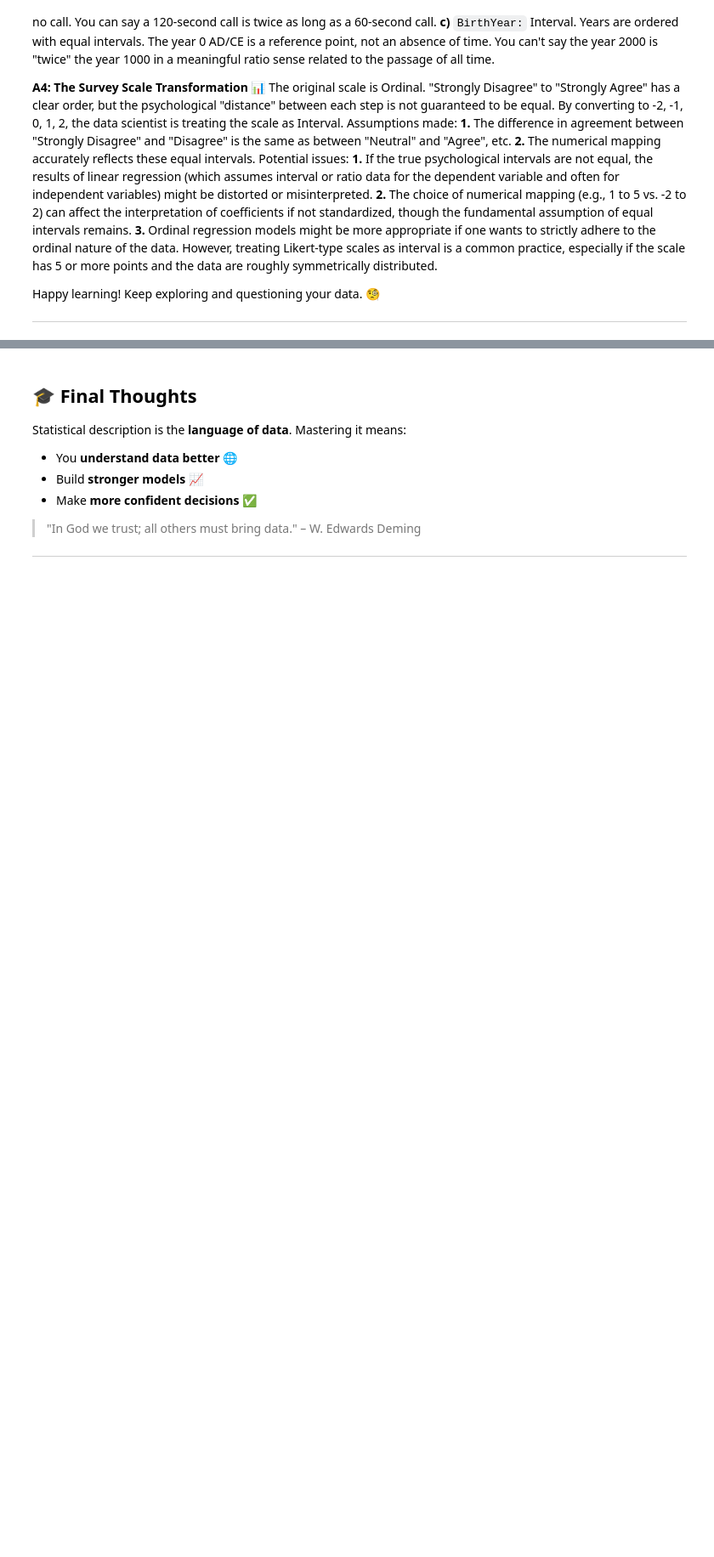
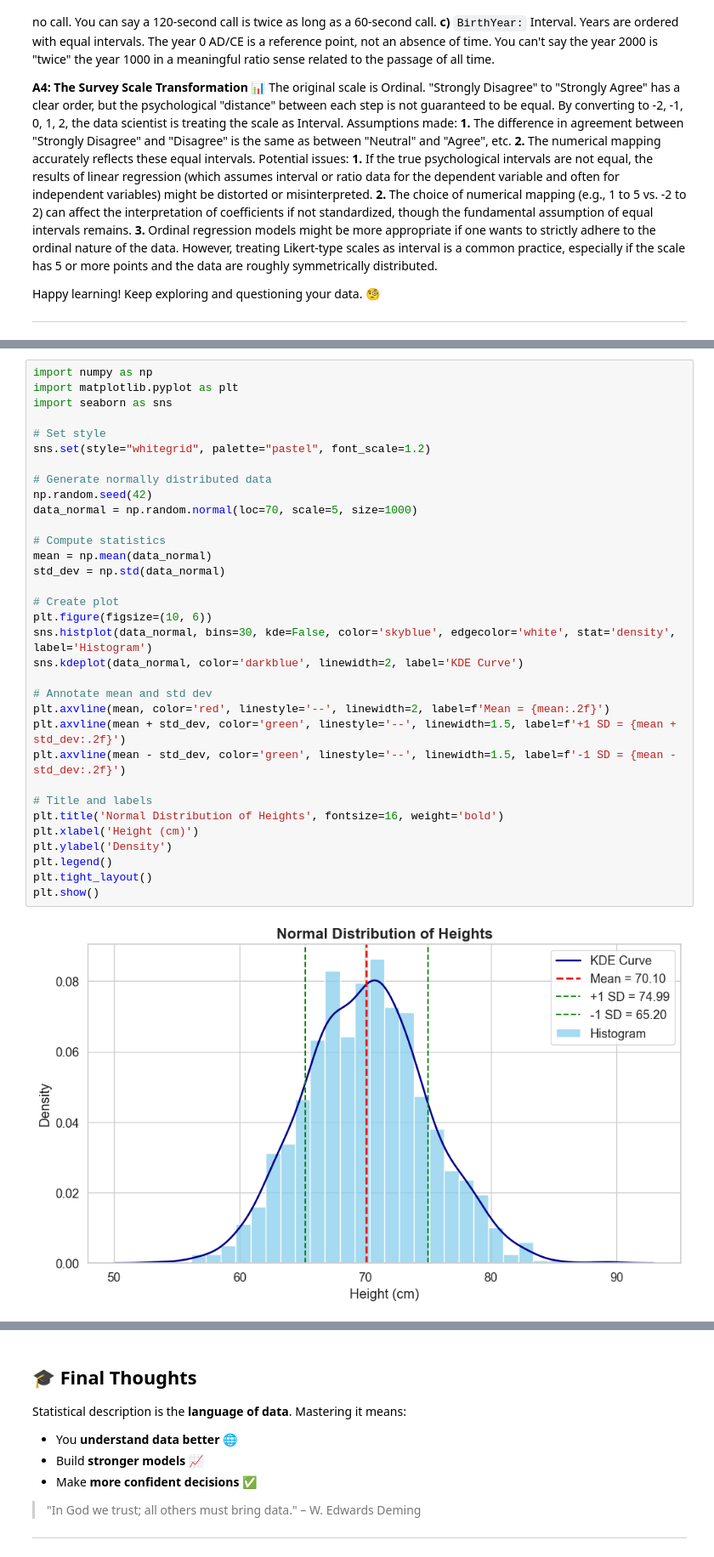
Before and after one commit to AhmadMananOfficial/Data-Science, a Jupyter notebook: NoteBook.ipynb, the cells around one changed output, grey strips where cells are left out. Shown at 85% size. Drawn from its saved outputs; the diff is of its cells as text; blank space fills up the shorter version.

```diff
--- a/NoteBook.ipynb
+++ b/NoteBook.ipynb
@@ -1005,0 +1023,35 @@ In essence, statistical description transforms raw, unorganized data into action
+# %%
+import numpy as np
+import matplotlib.pyplot as plt
+import seaborn as sns
+
+# Set style
+sns.set(style="whitegrid", palette="pastel", font_scale=1.2)
+
+# Generate normally distributed data
+np.random.seed(42)
+data_normal = np.random.normal(loc=70, scale=5, size=1000)
+
+# Compute statistics
+mean = np.mean(data_normal)
+std_dev = np.std(data_normal)
+
+# Create plot
+plt.figure(figsize=(10, 6))
+sns.histplot(data_normal, bins=30, kde=False, color='skyblue', edgecolor='white', stat='density', label='Histogram')
+sns.kdeplot(data_normal, color='darkblue', linewidth=2, label='KDE Curve')
+
+# Annotate mean and std dev
+plt.axvline(mean, color='red', linestyle='--', linewidth=2, label=f'Mean = {mean:.2f}')
+plt.axvline(mean + std_dev, color='green', linestyle='--', linewidth=1.5, label=f'+1 SD = {mean + std_dev:.2f}')
+plt.axvline(mean - std_dev, color='green', linestyle='--', linewidth=1.5, label=f'-1 SD = {mean - std_dev:.2f}')
+
+# Title and labels
+plt.title('Normal Distribution of Heights', fontsize=16, weight='bold')
+plt.xlabel('Height (cm)')
+plt.ylabel('Density')
+plt.legend()
+plt.tight_layout()
+plt.show()
+# %% [output]
+[figure, added]
```
Also changed, not shown: parts of 23 cells of this notebook.
